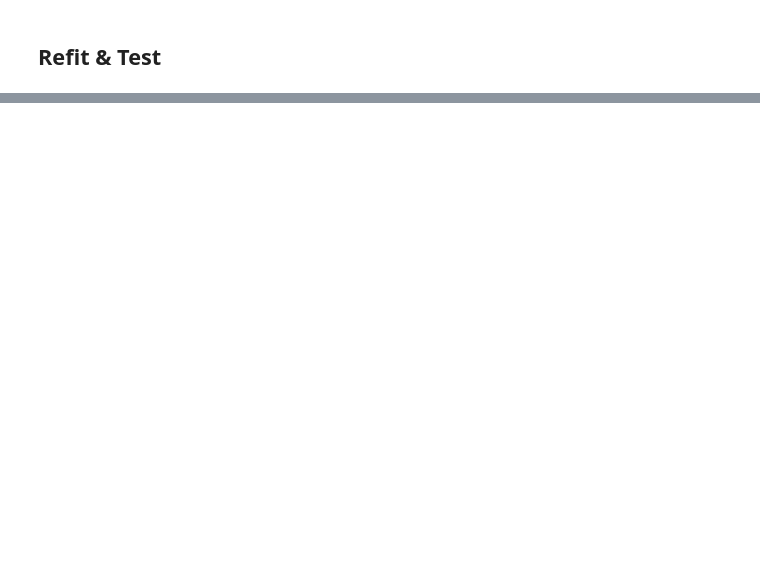
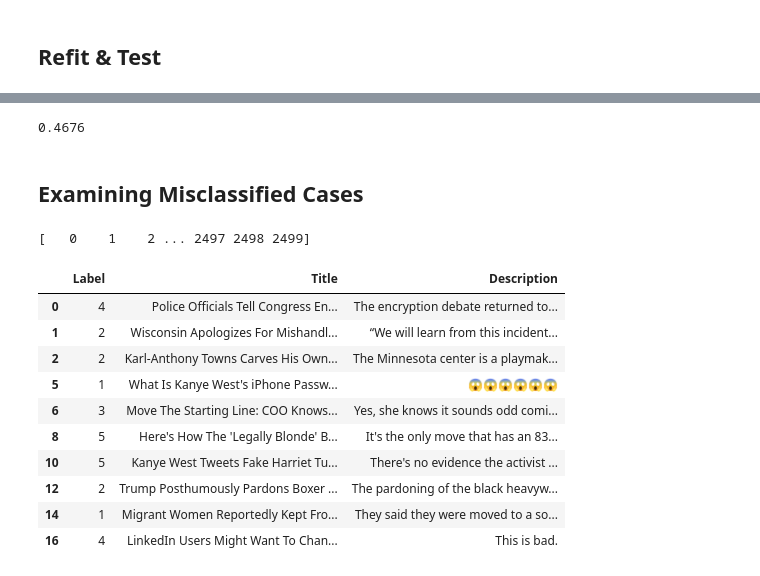
Before and after one commit to hotbox-works/News-Classification-Project, a Jupyter notebook: project1.ipynb, the cells around one changed output, grey strips where cells are left out. Saved outputs shown, nothing was run; the diff lists cells and outputs as text; code cells hidden in the pictures; blank space fills up the shorter version.

Commit message:
Filtering some misclassified cases

```diff
--- a/project1.ipynb
+++ b/project1.ipynb
@@ -543,6 +689,8 @@ a_test_loader = DataLoader(
 # %%
 testing_predictions = []
 testing_trues = []
+
+misclassified_predictions = []
 
 model.eval()
 
@@ -553,11 +701,36 @@ with torch.inference_mode():
 
         logits = model(x)
 
-        p = torch.argmax(logits, dim=1)
+        probabilities = torch.softmax(logits, dim=1)
+        predictions = torch.argmax(logits, dim=1)
 
-        testing_predictions.extend(p.detach().cpu().numpy())
+        testing_predictions.extend(predictions.detach().cpu().numpy())
         testing_trues.extend(y.cpu().numpy())
 
 testing_accuracy = accuracy_score(testing_trues, testing_predictions)
 
 print(testing_accuracy)
+# %% [output]
+0.4676
+# %% [markdown]
+## Examining Misclassified Cases
+# %%
+misclassified_idx = np.where(np.array(testing_trues) != np.array(testing_predictions))[0]
+print(misclassified_idx)
+
+misclassified_entries = SOURCE_A_TEST.iloc[misclassified_idx].copy()
+
+display(misclassified_entries.head(10))
+# %% [output]
+[   0    1    2 ... 2497 2498 2499]
+|  | Label | Title | Description |
+| 0 | 4 | Police Officials Tell Congress En... | The encryption debate returned to... |
+| 1 | 2 | Wisconsin Apologizes For Mishandl... | “We will learn from this incident... |
+| 2 | 2 | Karl-Anthony Towns Carves His Own... | The Minnesota center is a playmak... |
+| 5 | 1 | What Is Kanye West's iPhone Passw... | 😱😱😱😱😱😱 |
+| 6 | 3 | Move The Starting Line: COO Knows... | Yes, she knows it sounds odd comi... |
+| 8 | 5 | Here's How The 'Legally Blonde' B... | It's the only move that has an 83... |
+| 10 | 5 | Kanye West Tweets Fake Harriet Tu... | There's no evidence the activist ... |
+| 12 | 2 | Trump Posthumously Pardons Boxer ... | The pardoning of the black heavyw... |
+| 14 | 1 | Migrant Women Reportedly Kept Fro... | They said they were moved to a so... |
+| 16 | 4 | LinkedIn Users Might Want To Chan... | This is bad. |
```
Also changed, not shown: parts of 15 cells of this notebook.
